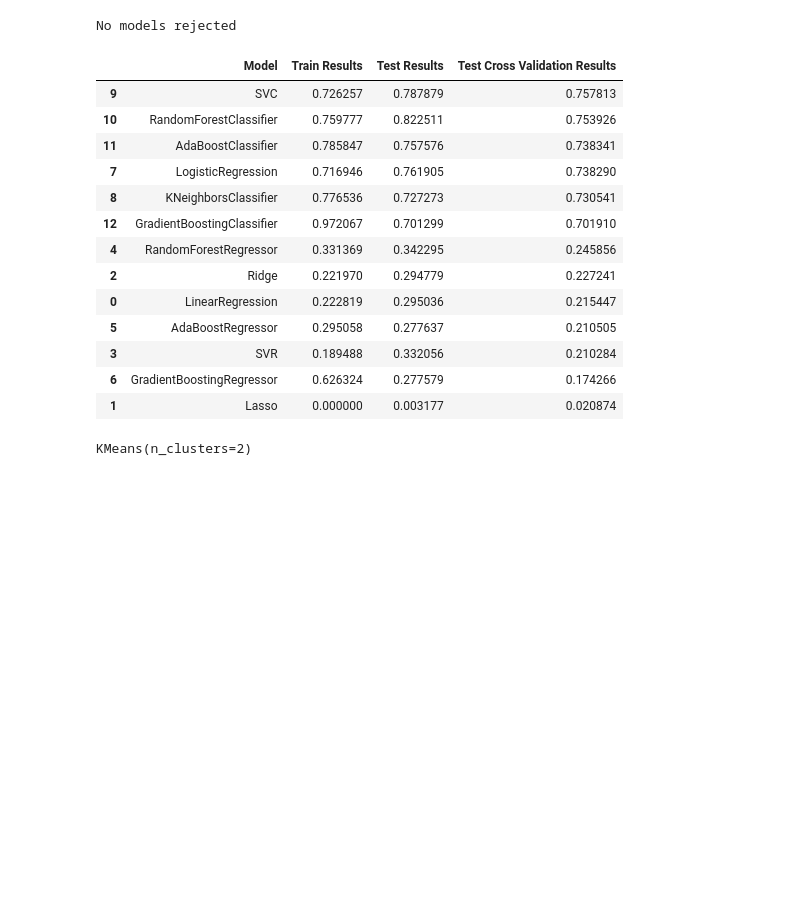
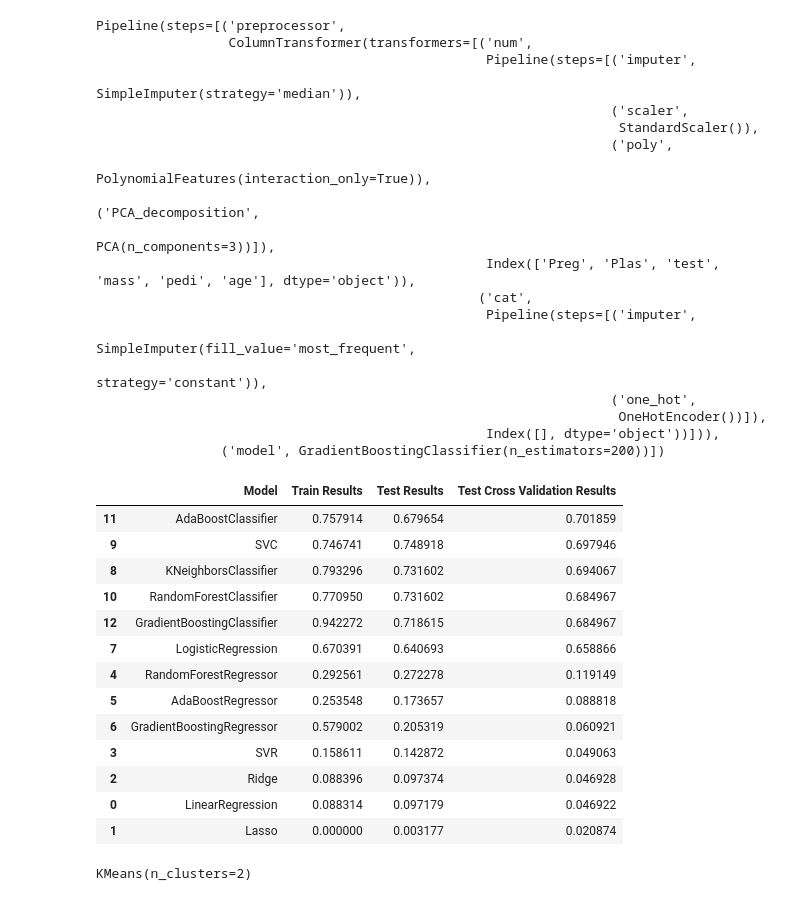
Before and after one commit to Ravi-kjain84/Jupyter_Template, a Jupyter notebook: Analysis.ipynb, the cells around one changed output. Drawn from its saved outputs; the diff is of its cells as text; code cells hidden in the pictures; blank space fills up the shorter version.

```diff
--- a/Analysis.ipynb
+++ b/Analysis.ipynb
@@ -71,3 +99,49 @@ Pipeline(steps=[('preprocessor',
+# %%
+%run Pipeline_Warriors.ipynb
+
+pipe
+
+def highlight_range(s):
+    is_max = s == s.max()
+    #val = s > 0.95
+    return ['background-color: lightgreen' if v else '' for v in is_max]
+
+df_results.sort_values(by = 'Test Cross Validation Results',ascending = False)\
+.style.apply(highlight_range,subset=pd.IndexSlice[:, ['Train Results', 'Test Results', 'Test Cross Validation Results']]).set_table_styles([{'selector':'','props':[('border','1px solid #7a7')]}])
+# %% [output]
+Pipeline(steps=[('preprocessor',
+                 ColumnTransformer(transformers=[('num',
+                                                  Pipeline(steps=[('imputer',
+                                                                   SimpleImputer(strategy='median')),
+                                                                  ('scaler',
+                                                                   StandardScaler()),
+                                                                  ('poly',
+                                                                   PolynomialFeatures(interaction_only=True)),
+                                                                  ('PCA_decomposition',
+                                                                   PCA(n_components=3))]),
+                                                  Index(['Preg', 'Plas', 'test', 'mass', 'pedi', 'age'], dtype='object')),
+                                                 ('cat',
+                                                  Pipeline(steps=[('imputer',
+                                                                   SimpleImputer(fill_value='most_frequent',
+                                                                                 strategy='constant')),
+                                                                  ('one_hot',
+                                                                   OneHotEncoder())]),
+                                                  Index([], dtype='object'))])),
+                ('model', GradientBoostingClassifier(n_estimators=200))])
+|  | Model | Train Results | Test Results | Test Cross Validation Results |
+| 11 | AdaBoostClassifier | 0.757914 | 0.679654 | 0.701859 |
+| 9 | SVC | 0.746741 | 0.748918 | 0.697946 |
+| 8 | KNeighborsClassifier | 0.793296 | 0.731602 | 0.694067 |
+| 10 | RandomForestClassifier | 0.770950 | 0.731602 | 0.684967 |
+| 12 | GradientBoostingClassifier | 0.942272 | 0.718615 | 0.684967 |
+| 7 | LogisticRegression | 0.670391 | 0.640693 | 0.658866 |
+| 4 | RandomForestRegressor | 0.292561 | 0.272278 | 0.119149 |
+| 5 | AdaBoostRegressor | 0.253548 | 0.173657 | 0.088818 |
+| 6 | GradientBoostingRegressor | 0.579002 | 0.205319 | 0.060921 |
+| 3 | SVR | 0.158611 | 0.142872 | 0.049063 |
+| 2 | Ridge | 0.088396 | 0.097374 | 0.046928 |
+| 0 | LinearRegression | 0.088314 | 0.097179 | 0.046922 |
+| 1 | Lasso | 0.000000 | 0.003177 | 0.020874 |
 # %%
 Input_df  = pd.read_csv('input/pima.csv')
 target    = 'class'
@@ -80,32 +154,6 @@ X_scaled  = StandardScaler().fit_transform(X);
 X         = pd.DataFrame(X_scaled,columns = X.columns)
 X_pca3    = pd.DataFrame(PCA(n_components=2).fit_transform(X_scaled))
 df        = pd.concat([X_pca3,y], axis = 1)
-# %%
-%run Pipeline_Warriors.ipynb
-
-def highlight_range(s):
-    is_max = s == s.max()
-    #val = s > 0.95
-    return ['background-color: lightgreen' if v else '' for v in is_max]
-
-df_results.sort_values(by = 'Test Cross Validation Results',ascending = False)\
-.style.apply(highlight_range,subset=pd.IndexSlice[:, ['Train Results', 'Test Results', 'Test Cross Validation Results']]).set_table_styles([{'selector':'','props':[('border','1px solid #7a7')]}])
-# %% [output]
-No models rejected
-|  | Model | Train Results | Test Results | Test Cross Validation Results |
-| 9 | SVC | 0.726257 | 0.787879 | 0.757813 |
-| 10 | RandomForestClassifier | 0.759777 | 0.822511 | 0.753926 |
-| 11 | AdaBoostClassifier | 0.785847 | 0.757576 | 0.738341 |
-| 7 | LogisticRegression | 0.716946 | 0.761905 | 0.738290 |
-| 8 | KNeighborsClassifier | 0.776536 | 0.727273 | 0.730541 |
-| 12 | GradientBoostingClassifier | 0.972067 | 0.701299 | 0.701910 |
-| 4 | RandomForestRegressor | 0.331369 | 0.342295 | 0.245856 |
-| 2 | Ridge | 0.221970 | 0.294779 | 0.227241 |
-| 0 | LinearRegression | 0.222819 | 0.295036 | 0.215447 |
-| 5 | AdaBoostRegressor | 0.295058 | 0.277637 | 0.210505 |
-| 3 | SVR | 0.189488 | 0.332056 | 0.210284 |
-| 6 | GradientBoostingRegressor | 0.626324 | 0.277579 | 0.174266 |
-| 1 | Lasso | 0.000000 | 0.003177 | 0.020874 |
 # %%
 df = pd.read_csv('input/geyser.csv')
 # %%
```
Also changed, not shown: parts of 2 cells of this notebook, 1 other file.
